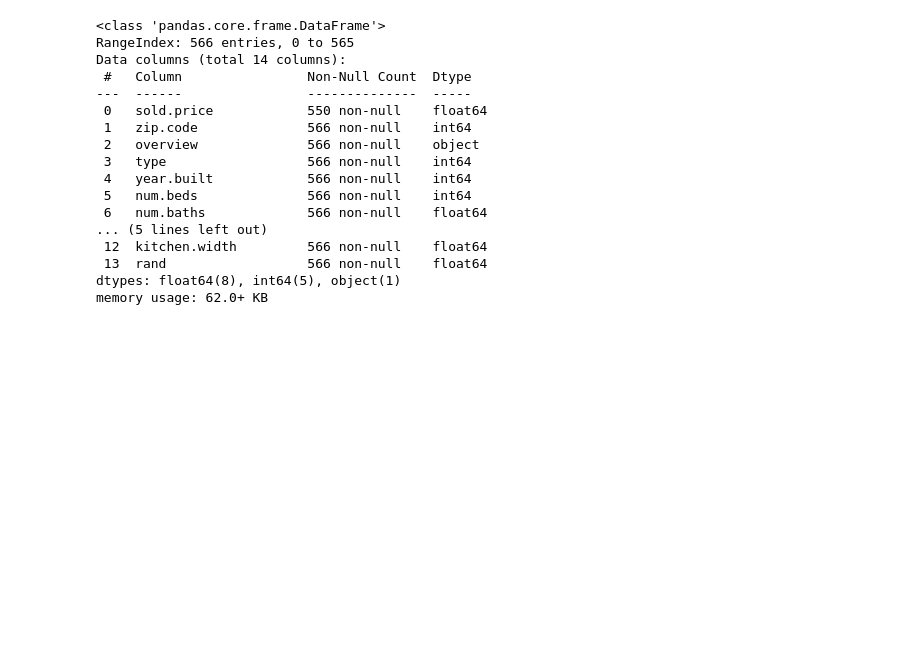
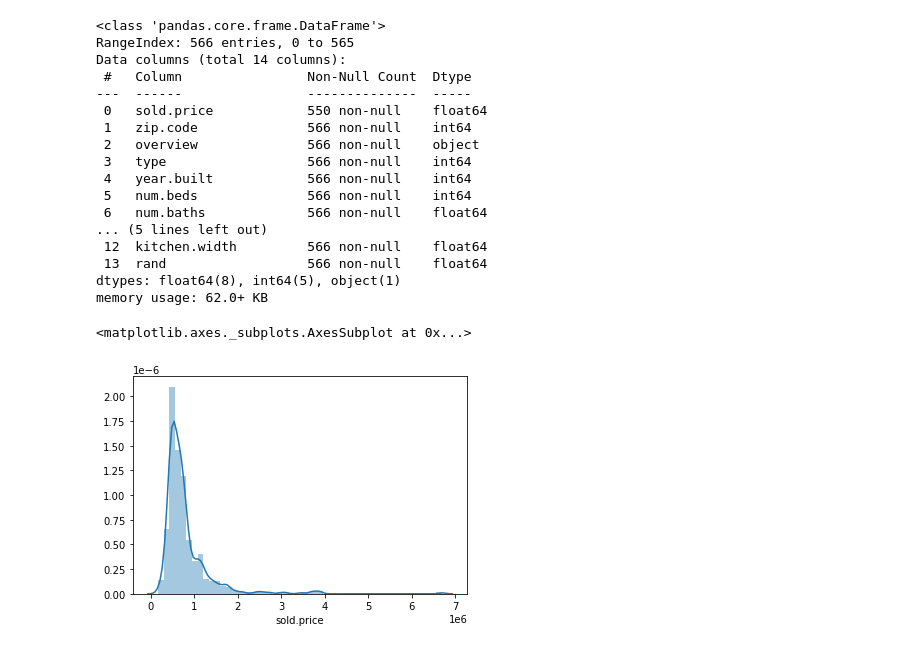
Before and after one commit to HannibalHerforth/techlabs-elective, a Jupyter notebook: Techlabs working station.ipynb, the cells around one changed output. Cells and saved outputs as stored; diff of their text form; code cells hidden in the pictures; blank space fills up the shorter version.

Commit message:
visualization

```diff
--- a/Techlabs working station.ipynb
+++ b/Techlabs working station.ipynb
@@ -124,3 +122,8 @@ Data columns (total 14 columns):
  13  rand                  566 non-null    float64
 dtypes: float64(8), int64(5), object(1)
 memory usage: 62.0+ KB
+# %%
+sns.distplot(df['sold.price'])
+# %% [output]
+<matplotlib.axes._subplots.AxesSubplot at 0x...>
+[figure, added]
```
Also changed, not shown: parts of 10 cells of this notebook.
